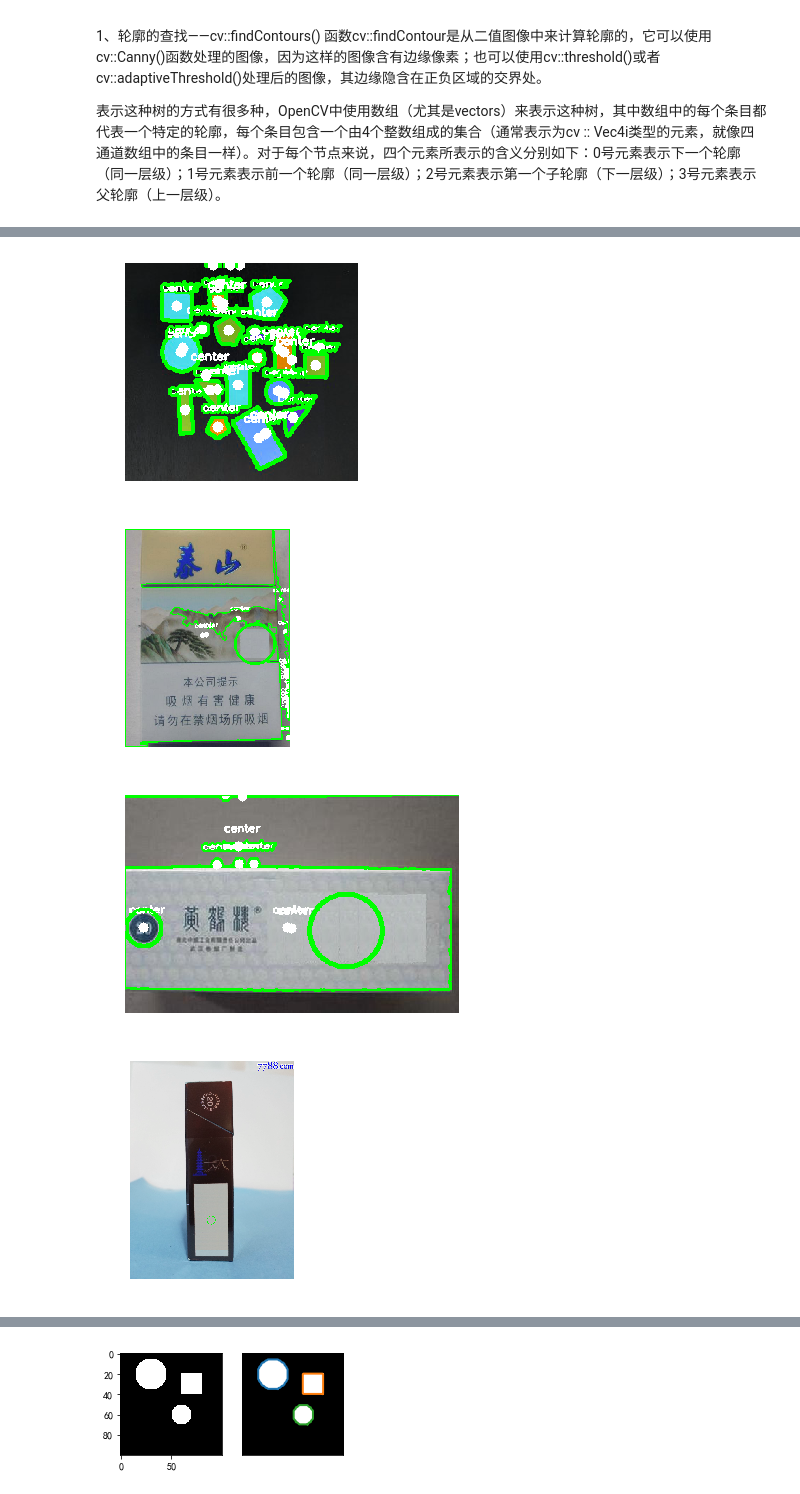
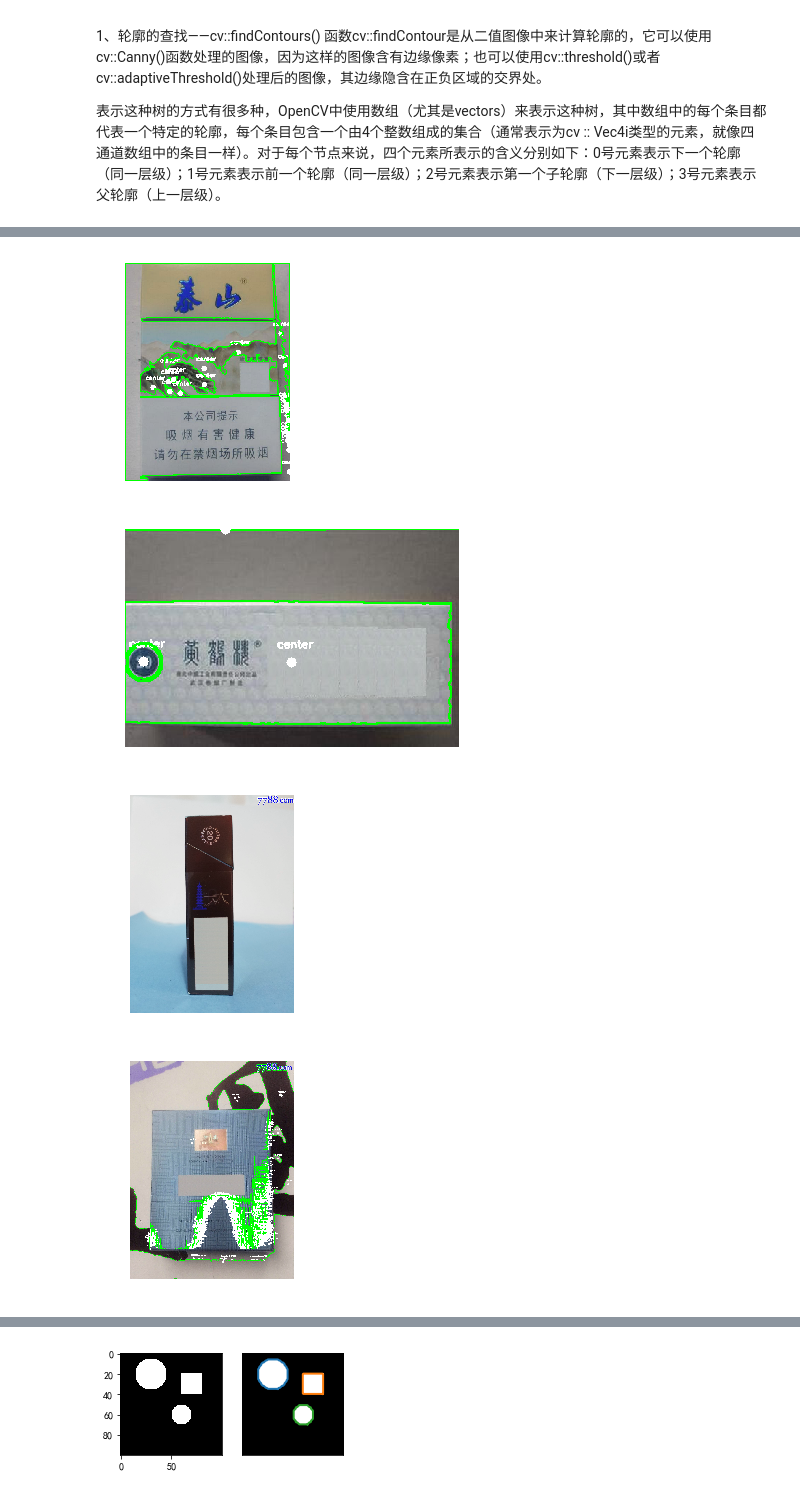
Before and after one commit to zdxpan/RdataCode, a Jupyter notebook: imagedesign/打印区图像识别.ipynb, the cells around one changed output, grey strips where cells are left out. Drawn from its saved outputs; the diff is of its cells as text; code cells hidden in the pictures.

```diff
--- a/imagedesign/打印区图像识别.ipynb
+++ b/imagedesign/打印区图像识别.ipynb
@@ -27,12 +30,0 @@ def plt_show(img):
-# %%
-for i in range(len(boxlist)-2):
-    pos_box = ac.find_template(boxlist[i],objlist[i])
-    circle_center_pos  = pos_box['result']
-    pos = (int(circle_center_pos[0]),int(circle_center_pos[1]))
-    cv2.waitKey(0)
-    img =  boxlist[i]
-    cv2.circle(img, pos, circle_radius, color, line_width)    # 对查找目标做标记
-    plt.figure()
-    plt.imshow(img)
-    plt.axis('off') # 不显示坐标轴
-    plt.show()
@@ -43,0 +31,16 @@ for i in range(len(boxlist)-2):
+# %%
+def find_template_draw(image,obj):
+    pos_box = ac.find_template(image,obj)
+    circle_center_pos  = pos_box['result']
+    pos = (int(circle_center_pos[0]),int(circle_center_pos[1]))
+    img =  image
+    re_a  = pos_box['rectangle'][0]
+    re_b  = pos_box['rectangle'][3]
+    cv2.rectangle(img,re_a,re_b,(255,0,0),3)
+#     cv2.rectangle(img, pos, circle_radius, color, line_width)    # 对查找目标做标记
+#     cv2.circle(img, pos, circle_radius, color, line_width)    # 对查找目标做标记
+    plt_show(img)
+    return pos
+for i in range(len(boxlist)):
+    find_template_draw(tablest[i], boxlist[i])
+    find_template_draw(boxlist[i], objlist[i])
@@ -206,15 +222,14 @@ import matplotlib.pyplot as plt
 # %%
-边沿轮廓计算(image)
-for i in range(len(boxlist) - 1):
+for i in range(len(boxlist)-2):
     img =  boxlist[i]
 #     dst1=sm.dilation(img,sm.square(5))
     边沿轮廓计算(img)
 #     边沿轮廓计算(dst1)
 # img=data.checkerboard()
 # dst1=sm.dilation(img,sm.square(5)) #用边长为5的正方形滤波器进行膨胀滤波
 # dst2=sm.dilation(img,sm.square(15)) #用边长为15的正方形滤波器进行膨胀滤波
 # %% [output]
-[figure, old version]
+[figure, new version]
-[figure, old version]
+[figure, new version]
-[figure, old version]
+[figure, new version]
-[figure, old version]
+[figure, new version]
```
Also changed, not shown: parts of 9 cells of this notebook, 8 other files.
